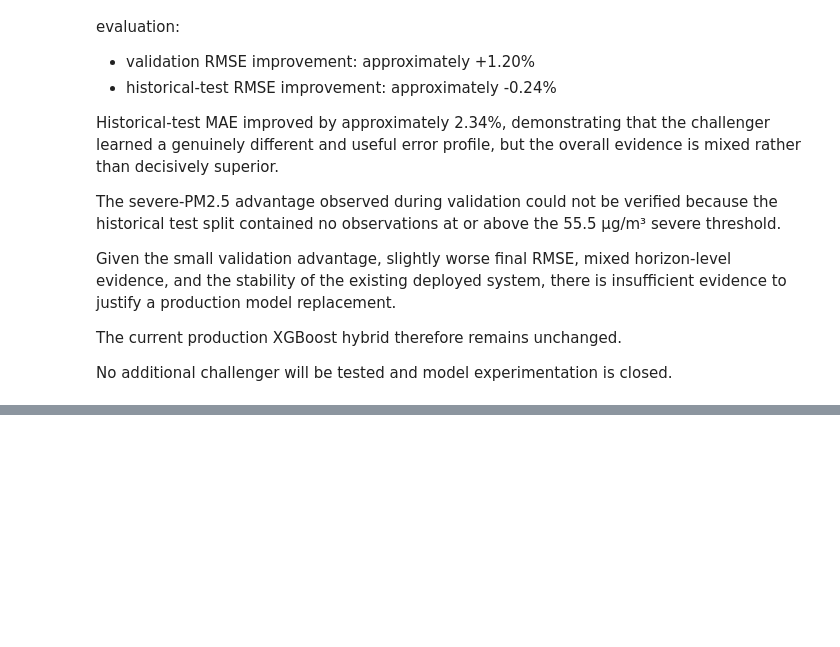
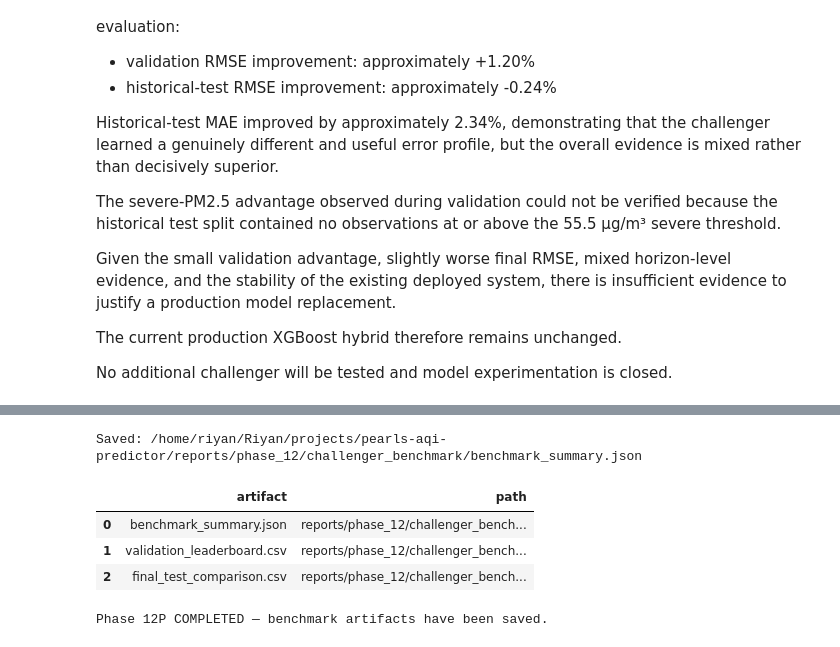
Before and after one commit to riyanj220/pearls-aqi-predictor, a Jupyter notebook: notebooks/12_model_challenger_benchmark.ipynb, the cells around one changed output, grey strips where cells are left out. Drawn from its saved outputs; the diff is of its cells as text; code cells hidden in the pictures; blank space fills up the shorter version.

```diff
--- a/notebooks/12_model_challenger_benchmark.ipynb
+++ b/notebooks/12_model_challenger_benchmark.ipynb
@@ -11210,0 +11478,77 @@ No additional challenger will be tested and model experimentation is closed.
+# %%
+BENCHMARK_SUMMARY_PATH = (
+    CHALLENGER_REPORT_DIR
+    / "benchmark_summary.json"
+)
+
+
+BENCHMARK_SUMMARY_PATH.write_text(
+    json.dumps(
+        benchmark_summary,
+        indent=2,
+        sort_keys=True,
+    ),
+    encoding="utf-8",
+)
+
+
+print(
+    "Saved:",
+    BENCHMARK_SUMMARY_PATH,
+)
+# %% [output]
+Saved: /home/riyan/Riyan/projects/pearls-aqi-predictor/reports/phase_12/challenger_benchmark/benchmark_summary.json
+# %%
+saved_benchmark_artifacts_df = (
+    pd.DataFrame(
+        [
+            {
+                "artifact": (
+                    "benchmark_summary.json"
+                ),
+                "path": str(
+                    BENCHMARK_SUMMARY_PATH.relative_to(
+                        PROJECT_ROOT
+                    )
+                ),
+            },
+            {
+                "artifact": (
+                    "validation_leaderboard.csv"
+                ),
+                "path": str(
+                    VALIDATION_LEADERBOARD_PATH.relative_to(
+                        PROJECT_ROOT
+                    )
+                ),
+            },
+            {
+                "artifact": (
+                    "final_test_comparison.csv"
+                ),
+                "path": str(
+                    FINAL_TEST_COMPARISON_PATH.relative_to(
+                        PROJECT_ROOT
+                    )
+                ),
+            },
+        ]
+    )
+)
+
+
+display(
+    saved_benchmark_artifacts_df
+)
+
+
+print(
+    "Phase 12P COMPLETED — benchmark "
+    "artifacts have been saved."
+)
+# %% [output]
+|  | artifact | path |
+| 0 | benchmark_summary.json | reports/phase_12/challenger_bench... |
+| 1 | validation_leaderboard.csv | reports/phase_12/challenger_bench... |
+| 2 | final_test_comparison.csv | reports/phase_12/challenger_bench... |
+Phase 12P COMPLETED — benchmark artifacts have been saved.
```
Also changed, not shown: parts of 9 cells of this notebook, 3 other files.
